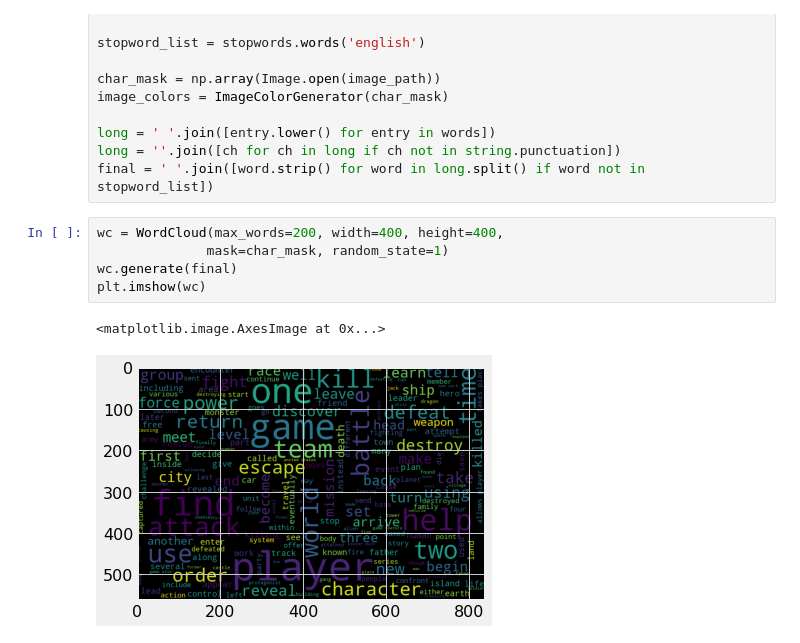
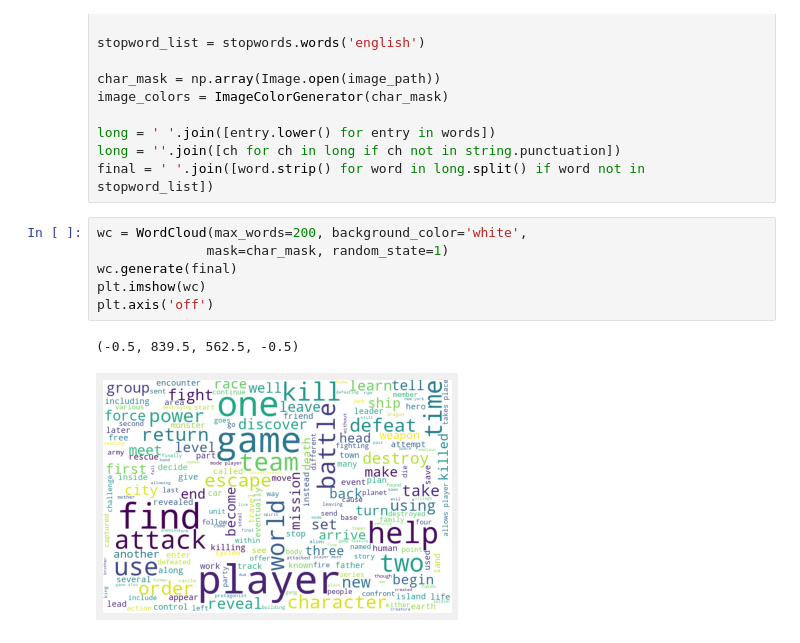
Before and after one commit to Jprebys/video_game_machine_learning, a Jupyter notebook: notebooks/04_visualization.ipynb, the cells around one changed output. Saved outputs shown, nothing was run; the diff lists cells and outputs as text.

```diff
--- a/notebooks/04_visualization.ipynb
+++ b/notebooks/04_visualization.ipynb
@@ -202,10 +202,11 @@ long = ' '.join([entry.lower() for entry in words])
 long = ''.join([ch for ch in long if ch not in string.punctuation])
 final = ' '.join([word.strip() for word in long.split() if word not in stopword_list])
 # %%
-wc = WordCloud(max_words=200, width=400, height=400,
+wc = WordCloud(max_words=200, background_color='white',
               mask=char_mask, random_state=1)
 wc.generate(final)
 plt.imshow(wc)
+plt.axis('off')
 # %% [output]
-<matplotlib.image.AxesImage at 0x...>
+(-0.5, 839.5, 562.5, -0.5)
-[figure, old version]
+[figure, new version]
```
Also changed, not shown: parts of 6 cells of this notebook, 1 other file.
